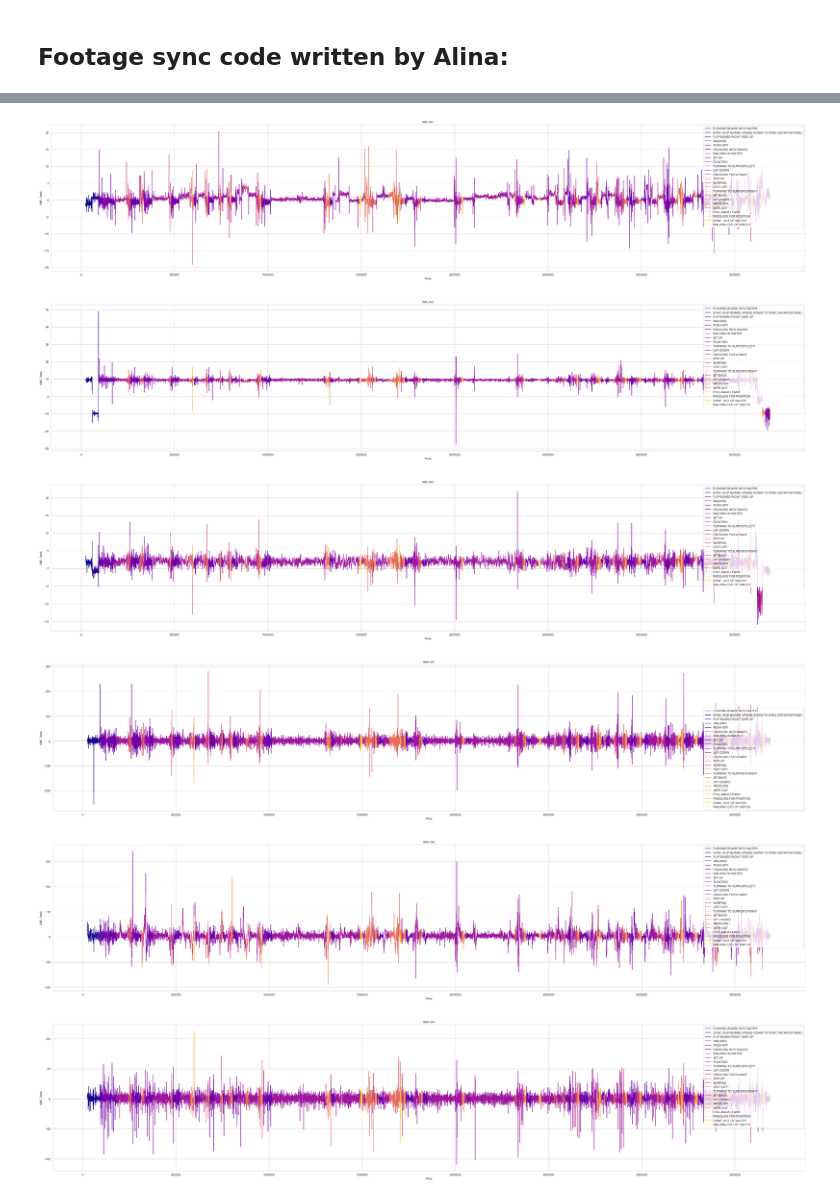
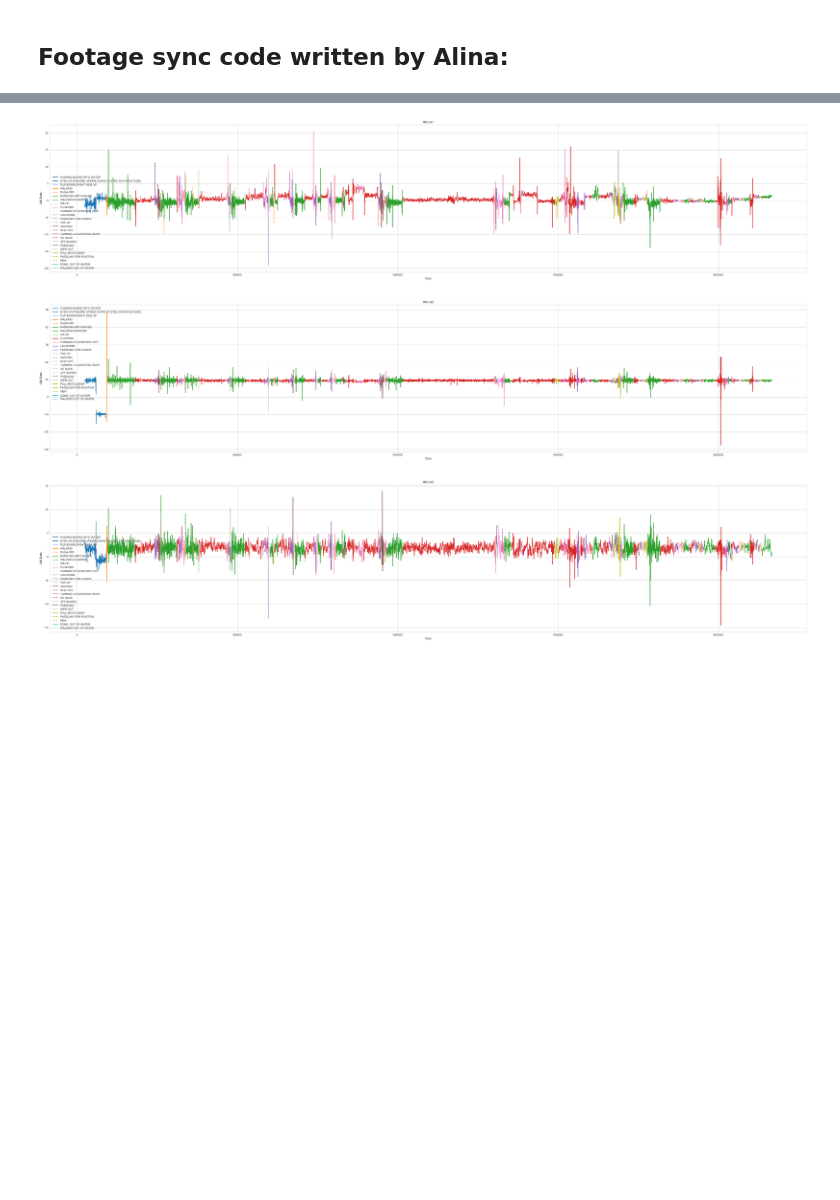
Before and after one commit to pjsimmon/CSE_199H-ML-Predicting-Surfer-Motion, a Jupyter notebook: LabellingWithSync.ipynb, the cells around one changed output, grey strips where cells are left out. Saved outputs shown, nothing was run; the diff lists cells and outputs as text; code cells hidden in the pictures; blank space fills up the shorter version.

```diff
--- a/LabellingWithSync.ipynb
+++ b/LabellingWithSync.ipynb
@@ -477,7 +477,8 @@ def createPlot (dataf, column):
                     #dfPlot.iloc[row, dfPlot.columns.get]
 
         #Set up colormap so that we don't see a repeat in color when graphing
-        plt.gca().set_prop_cycle('color',plt.cm.plasma(np.linspace(0,1,dfPlot.shape[1])))
+        #plt.gca().set_prop_cycle('color',plt.cm.plasma(np.linspace(0,1,dfPlot.shape[1])))
+        plt.gca().set_prop_cycle('color',plt.cm.tab20(np.linspace(0,1,dfPlot.shape[1])))
         for col in range (1, dfPlot.shape[1]):
             plt.plot(dfPlot['TIME'], dfPlot[list(dfPlot)[col]])
 
@@ -490,19 +491,17 @@ def createPlot (dataf, column):
 
         return
 # %%
+printf("Creating Plots")
 createPlot(df_converted,'IMU A1')
 createPlot(df_converted,'IMU A2')
 createPlot(df_converted,'IMU A3')
-createPlot(df_converted,'IMU G1')
-createPlot(df_converted,'IMU G2')
-createPlot(df_converted,'IMU G3')
-createPlot(df_converted,'IMU M1')
-createPlot(df_converted,'IMU M2')
-createPlot(df_converted,'IMU M3')
+#createPlot(df_converted,'IMU G1')
+#createPlot(df_converted,'IMU G2')
+#createPlot(df_converted,'IMU G3')
+#createPlot(df_converted,'IMU M1')
+#createPlot(df_converted,'IMU M2')
+#createPlot(df_converted,'IMU M3')
 # %% [output]
-[figure, old version]
+[figure, new version]
-[figure, old version]
+[figure, new version]
-[figure, old version]
+[figure, new version]
-[figure, removed]
-[figure, removed]
-[figure, removed]
```
Also changed, not shown: parts of 4 cells of this notebook, 1 other file.
